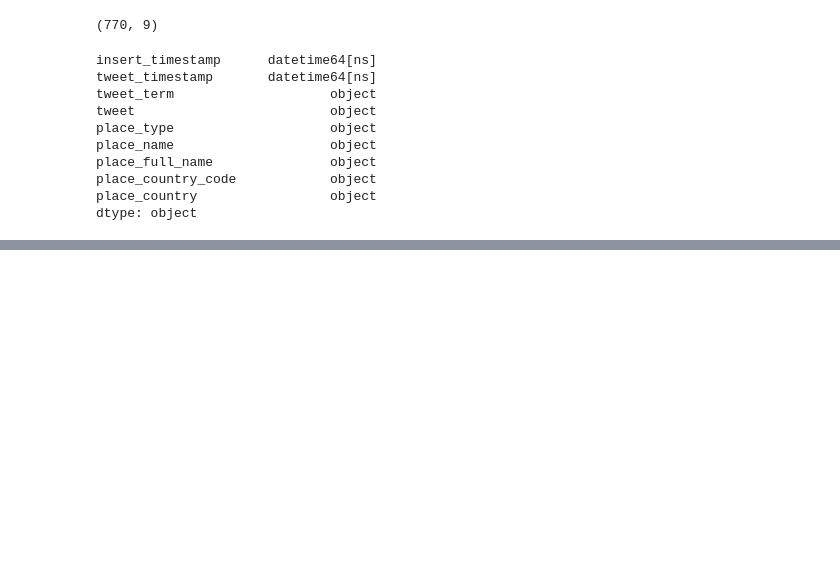
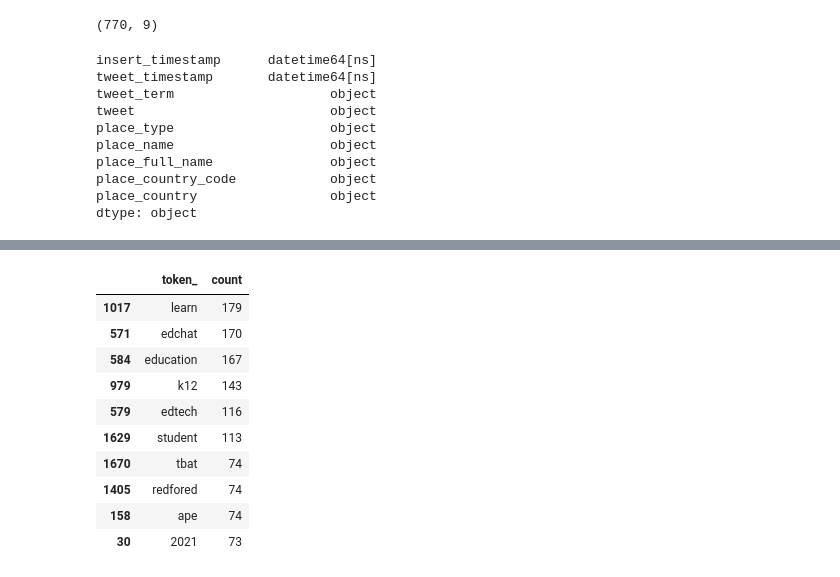
Before and after one commit to lveagithub/TeachersPro-analytics, a Jupyter notebook: twitter_analysis/TwitterAnalysis.ipynb, the cells around one changed output, grey strips where cells are left out. Cells and saved outputs as stored; diff of their text form; code cells hidden in the pictures; blank space fills up the shorter version.

```diff
--- a/twitter_analysis/TwitterAnalysis.ipynb
+++ b/twitter_analysis/TwitterAnalysis.ipynb
@@ -52,0 +133,4 @@ dtype: object
+# %%
+#Stop words Set
+#stop_words = spacy.lang.en.stop_words.STOP_WORDS
+stop_words = cleaningHelper.get_custom_stop_words(spacy_ = spacy_lg)
@@ -52,0 +194,20 @@ dtype: object
+# %%
+#Top 10 tokens
+df_doc_tokens_grp = df_doc_tokens[['token_']].groupby(['token_'])['token_'] \
+                             .count() \
+                             .reset_index(name='count') \
+                             .sort_values(['count'], ascending=False) \
+                             .head(10)
+df_doc_tokens_grp
+# %% [output]
+|  | token_ | count |
+| 1017 | learn | 179 |
+| 571 | edchat | 170 |
+| 584 | education | 167 |
+| 979 | k12 | 143 |
+| 579 | edtech | 116 |
+| 1629 | student | 113 |
+| 1670 | tbat | 74 |
+| 1405 | redfored | 74 |
+| 158 | ape | 74 |
+| 30 | 2021 | 73 |
```
Also changed, not shown: parts of 26 cells of this notebook, 4 other files.
